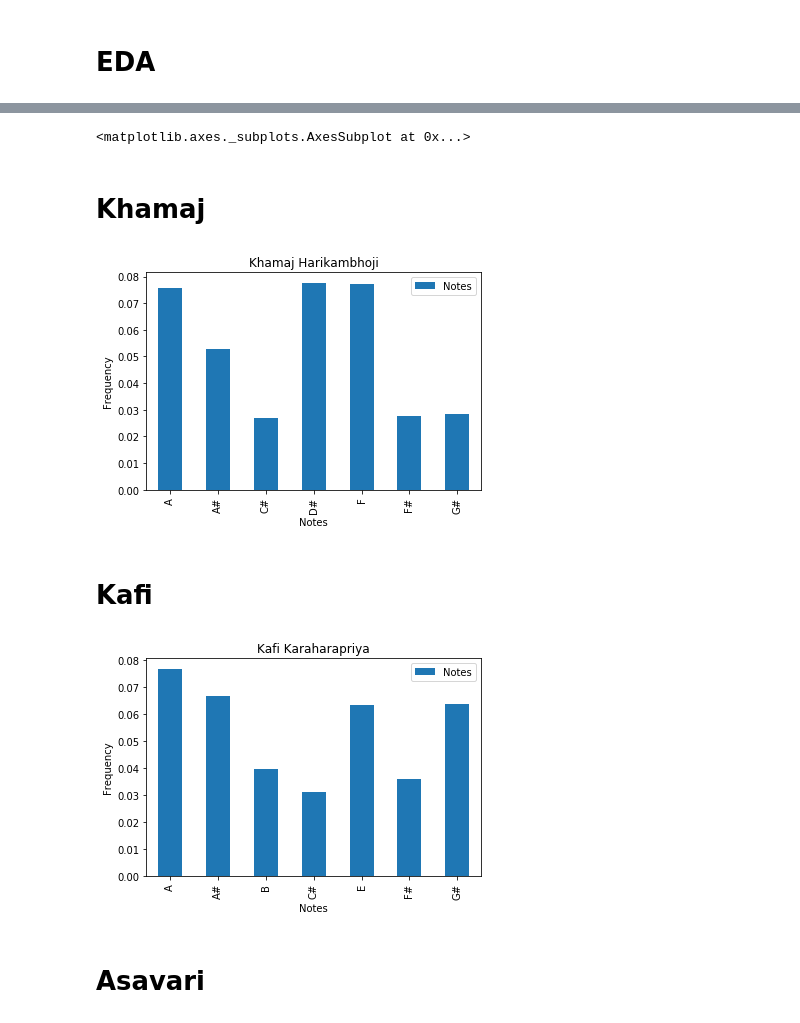
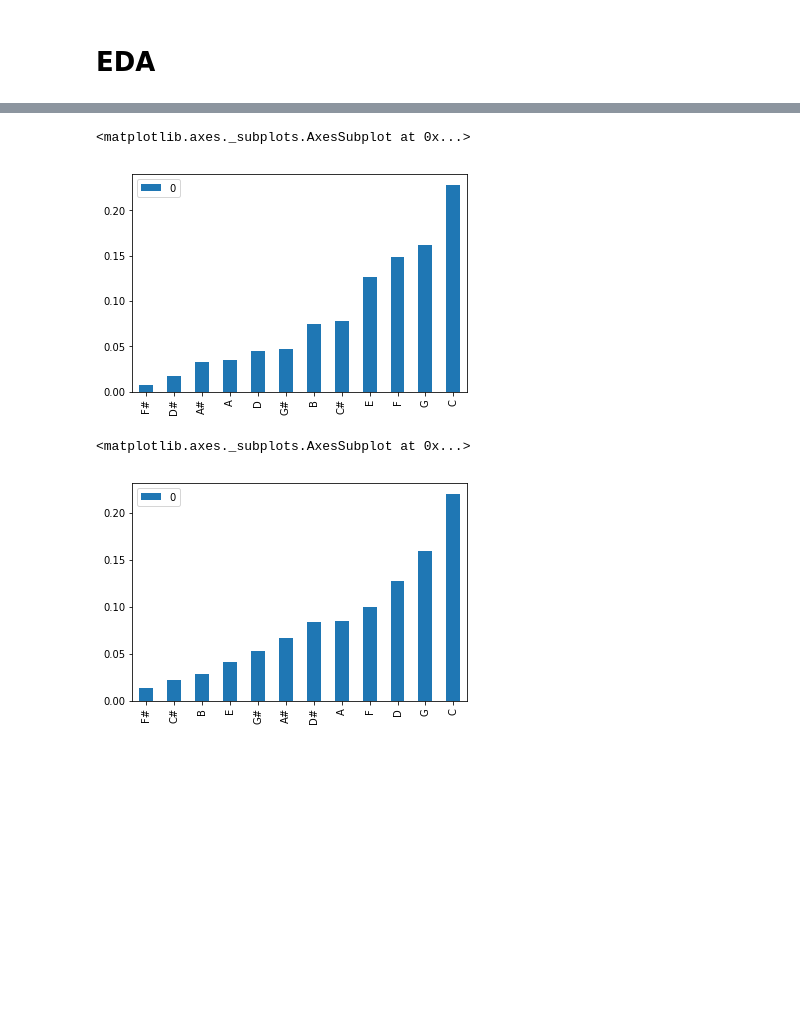
Before and after one commit to sruthiv98/RagaClassification, a Jupyter notebook: notebooks/Saveree Scratch .ipynb, the cells around one changed output, grey strips where cells are left out. Saved outputs shown, nothing was run; the diff lists cells and outputs as text; code cells hidden in the pictures; blank space fills up the shorter version.

```diff
--- a/notebooks/Saveree Scratch .ipynb
+++ b/notebooks/Saveree Scratch .ipynb
@@ -265,4 +323,3 @@ def EDA(songs):
 # %%
-bilawal = EDA(['Bilawal Dheerashankarabharanam 1.mp3','Bilawal Dheerashankarabharanam 2.mp3',
-             'Bilawal Dheerashankarabharanam 3.mp3'])
+x = EDA(['Bhairav Mayamalavagowlai 1.mp3','Bhairav Mayamalavagowlai 2.mp3','Bhairav Mayamalavagowlai 3.mp3'])
 # %% [output]
@@ -270,19 +360,14 @@ bilawal = EDA(['Bilawal Dheerashankarabharanam 1.mp3','Bilawal Dheerashankarabha
-# %%
-bilawal[0]
-# %% [output]
-<matplotlib.axes._subplots.AxesSubplot at 0x...>
-# %% [markdown]
-# Khamaj
+# %%
+x.sort_values(by=0).plot(kind='bar')
+# %% [output]
+<matplotlib.axes._subplots.AxesSubplot at 0x...>
+[figure, added]
 # %%
-khamaj = EDA(['Khamaj Harikambhoji 1.mp3','Khamaj Harikambhoji 2.mp3',
-             'Khamaj Harikambhoji 3.mp3'])
+y = EDA(['Kafi Karaharapriya 1.mp3','Kafi Karaharapriya 2.mp3','Kafi Karaharapriya 3.mp3'])
-# %% [output]
-[figure, removed]
-# %% [markdown]
-# Kafi
+# %%
+y.sort_values(by=0).plot(kind='bar')
+# %% [output]
+<matplotlib.axes._subplots.AxesSubplot at 0x...>
+[figure, added]
 # %%
-kafi = EDA(['Kafi Karaharapriya 1.mp3','Kafi Karaharapriya 2.mp3','Kafi Karaharapriya 3.mp3'])
+z = EDA(['Marva Gamanasharma 1.mp3','Marva Gamanasharma 2.mp3','Marva Gamanasharma 3.mp3'])
-# %% [output]
-[figure, removed]
-# %% [markdown]
-# Asavari
```
Also changed, not shown: parts of 36 cells of this notebook, 3 other files.
